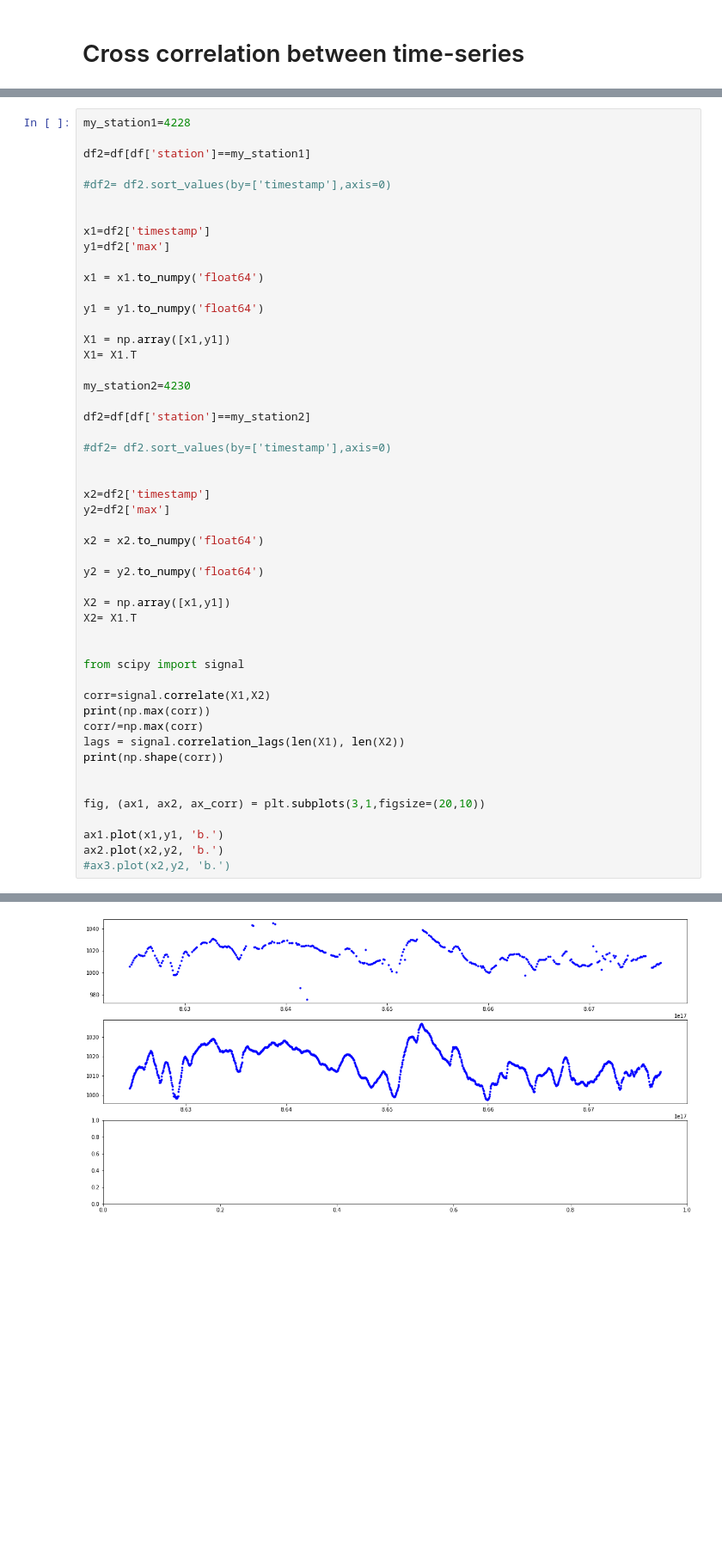
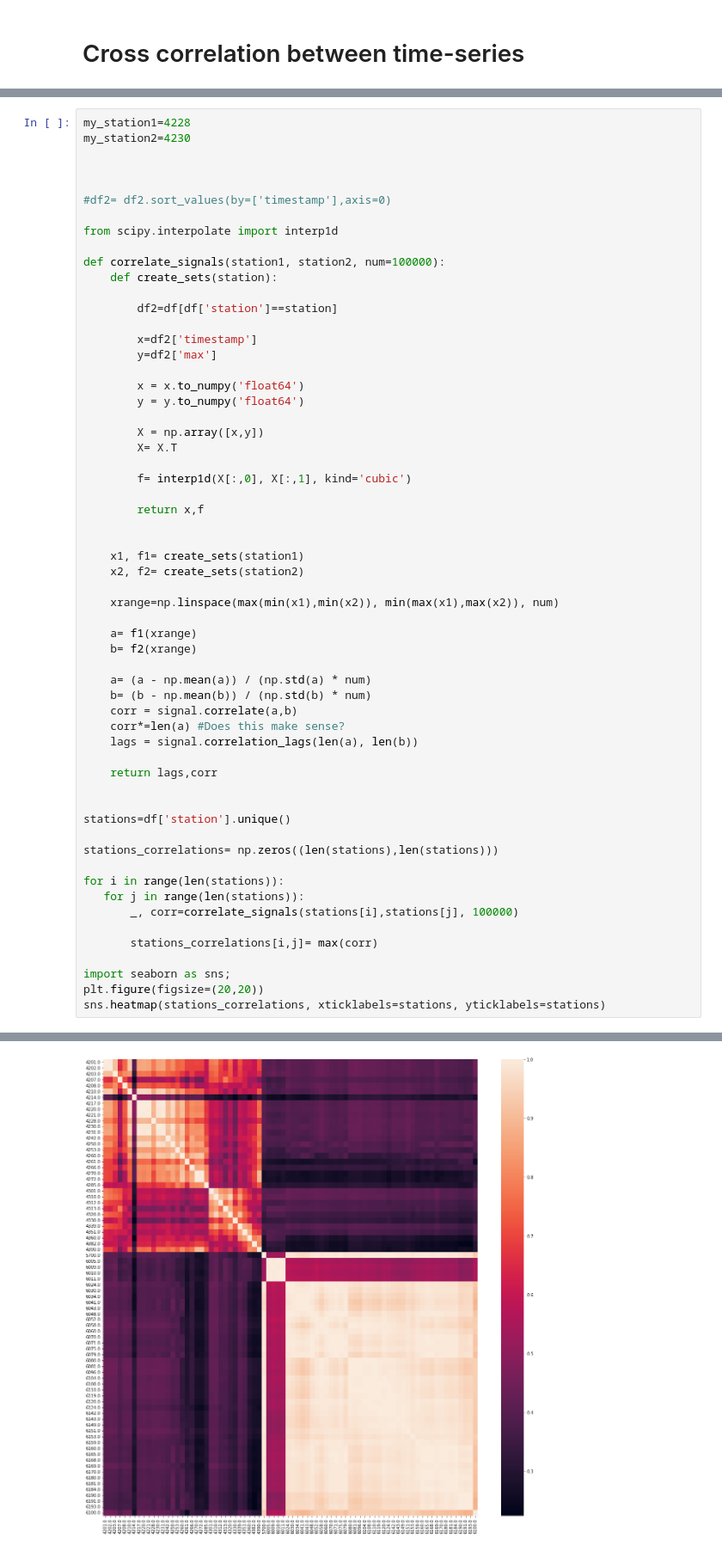
Before and after one commit to tomasfbouvier/Meteorological_Data_quality_assesment, a Jupyter notebook: pressure_check.ipynb, the cells around one changed output, grey strips where cells are left out. Shown at 86% size. Cells and saved outputs as stored; diff of their text form; blank space fills up the shorter version.

Commit message:
added correlation between signals calculation

```diff
--- a/pressure_check.ipynb
+++ b/pressure_check.ipynb
@@ -437,51 +451,60 @@ print(gradp)
 # %%
 my_station1=4228
+my_station2=4230
 
-df2=df[df['station']==my_station1]
+
 
 #df2= df2.sort_values(by=['timestamp'],axis=0)
 
+from scipy.interpolate import interp1d
 
-x1=df2['timestamp']
-y1=df2['max']
+def correlate_signals(station1, station2, num=100000):
+    def create_sets(station):
 
-x1 = x1.to_numpy('float64')
+        df2=df[df['station']==station]
 
-y1 = y1.to_numpy('float64')
+        x=df2['timestamp']
+        y=df2['max']
 
-X1 = np.array([x1,y1])
-X1= X1.T
+        x = x.to_numpy('float64')
+        y = y.to_numpy('float64')
 
-my_station2=4230
+        X = np.array([x,y])
+        X= X.T
 
-df2=df[df['station']==my_station2]
+        f= interp1d(X[:,0], X[:,1], kind='cubic')
 
-#df2= df2.sort_values(by=['timestamp'],axis=0)
+        return x,f
 
 
-x2=df2['timestamp']
-y2=df2['max']
+    x1, f1= create_sets(station1)
+    x2, f2= create_sets(station2)
 
-x2 = x2.to_numpy('float64')
+    xrange=np.linspace(max(min(x1),min(x2)), min(max(x1),max(x2)), num)
 
-y2 = y2.to_numpy('float64')
+    a= f1(xrange)
+    b= f2(xrange)
 
-X2 = np.array([x1,y1])
-X2= X1.T
+    a= (a - np.mean(a)) / (np.std(a) * num)
+    b= (b - np.mean(b)) / (np.std(b) * num)
+    corr = signal.correlate(a,b)
+    corr*=len(a) #Does this make sense?
+    lags = signal.correlation_lags(len(a), len(b))
+
+    return lags,corr
 
 
-from scipy import signal
+stations=df['station'].unique()
 
-corr=signal.correlate(X1,X2)
-print(np.max(corr))
-corr/=np.max(corr)
-lags = signal.correlation_lags(len(X1), len(X2))
-print(np.shape(corr))
+stations_correlations= np.zeros((len(stations),len(stations)))
 
+for i in range(len(stations)):
+   for j in range(len(stations)):
+       _, corr=correlate_signals(stations[i],stations[j], 100000)
 
-fig, (ax1, ax2, ax_corr) = plt.subplots(3,1,figsize=(20,10))
+       stations_correlations[i,j]= max(corr)
 
-ax1.plot(x1,y1, 'b.')
-ax2.plot(x2,y2, 'b.')
-#ax3.plot(x2,y2, 'b.')
+import seaborn as sns;
+plt.figure(figsize=(20,20))
+sns.heatmap(stations_correlations, xticklabels=stations, yticklabels=stations)
 # %% [output]
@@ -491 +512 @@ ax2.plot(x2,y2, 'b.')
-[figure, old version]
+[figure, new version]
```
Also changed, not shown: parts of 8 cells of this notebook, 1 other file.
